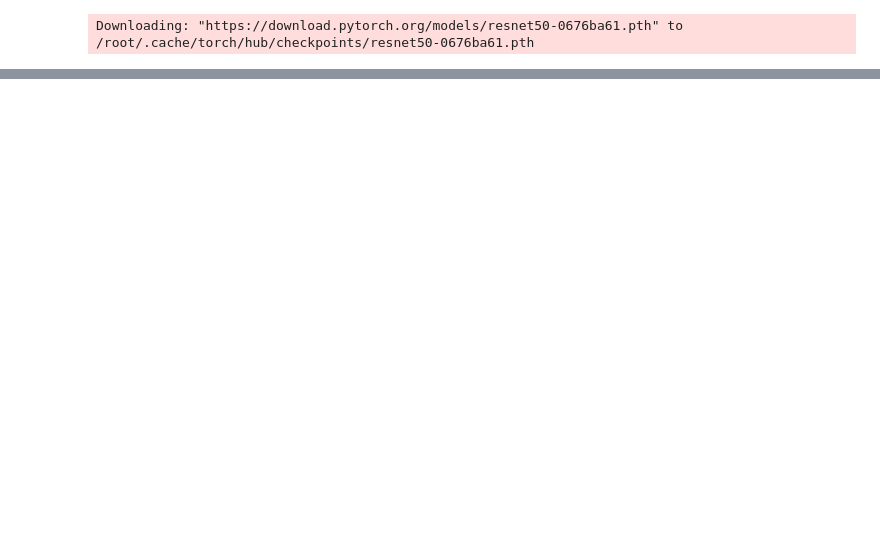
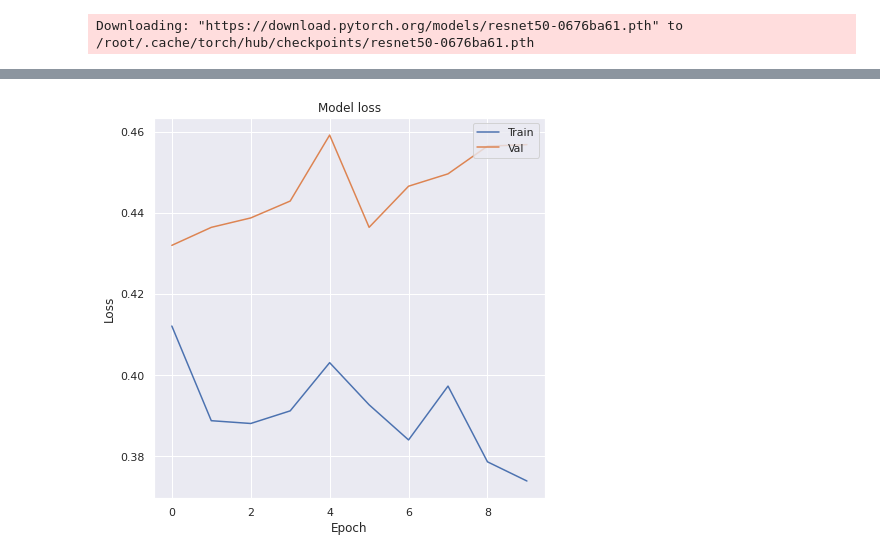
Before and after one commit to NimaZah/Cry, a Jupyter notebook: Infant_Cry.ipynb, the cells around one changed output, grey strips where cells are left out. Cells and saved outputs as stored; diff of their text form; code cells hidden in the pictures; blank space fills up the shorter version.

```diff
--- a/Infant_Cry.ipynb
+++ b/Infant_Cry.ipynb
@@ -252,4 +326,0 @@ _________________________________________________________________
-# %%
-model.compile(optimizer='adam',
-              loss='sparse_categorical_crossentropy',
-              metrics=['accuracy'])
@@ -270,12 +326,0 @@ model = keras.models.Sequential([
-# %%
-model.compile(optimizer='adam', loss='sparse_categorical_crossentropy', metrics=['accuracy'])
-dblock = DataBlock(blocks=(ImageBlock, CategoryBlock),
-                   get_items=get_image_files,
-                   get_y=parent_label,
-                   item_tfms=Resize(128),
-                   batch_tfms=aug_transforms(size=224, min_scale=0.75))
-# %%
-dls = dblock.dataloaders(path, bs=64)
-x, y = dls.one_batch()
-x.shape, y.shape
-model.fit(x, y, epochs=8)
@@ -288,0 +327,14 @@ TypeError: ignored
+# %%
+model.compile(
+  optimizer='adam',
+  loss=tf.keras.losses.BinaryCrossentropy(from_logits=True),
+  metrics=['accuracy'])
+
+early_stopping = EarlyStopping(monitor='val_loss', patience=10)
+
+model.fit(
+  train_ds,
+  validation_data=val_ds,
+  epochs=10,
+  callbacks=[early_stopping]
+)
@@ -288,0 +363,12 @@ TypeError: ignored
+# %%
+# Visualize the loss function
+plt.figure(figsize=(7,7))
+plt.plot(model.history.history['loss'])
+plt.plot(model.history.history['val_loss'])
+plt.title('Model loss')
+plt.ylabel('Loss')
+plt.xlabel('Epoch')
+plt.legend(['Train', 'Val'], loc='upper right')
+plt.show()
+# %% [output]
+[figure, added]
```
Also changed, not shown: parts of 47 cells of this notebook.
